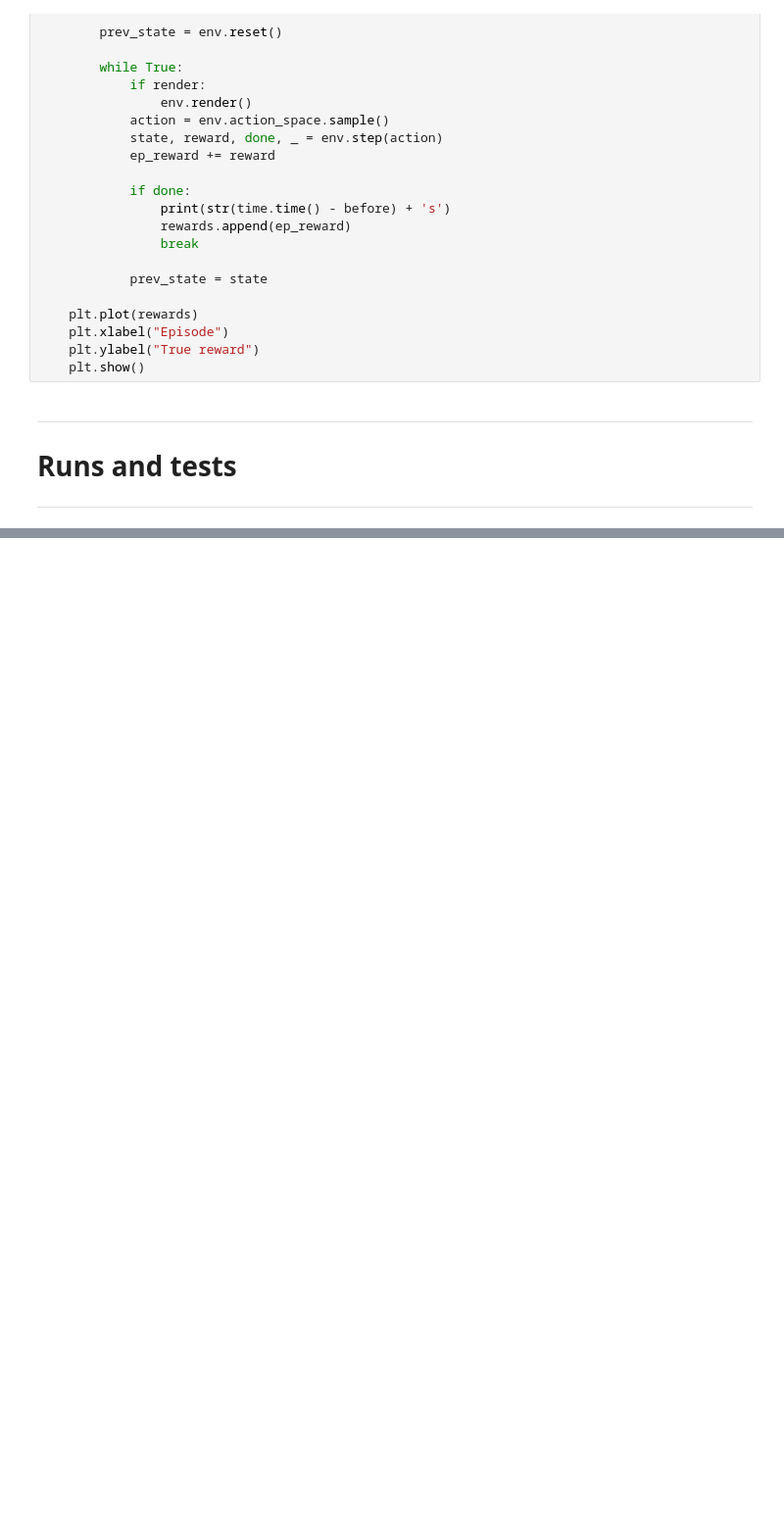
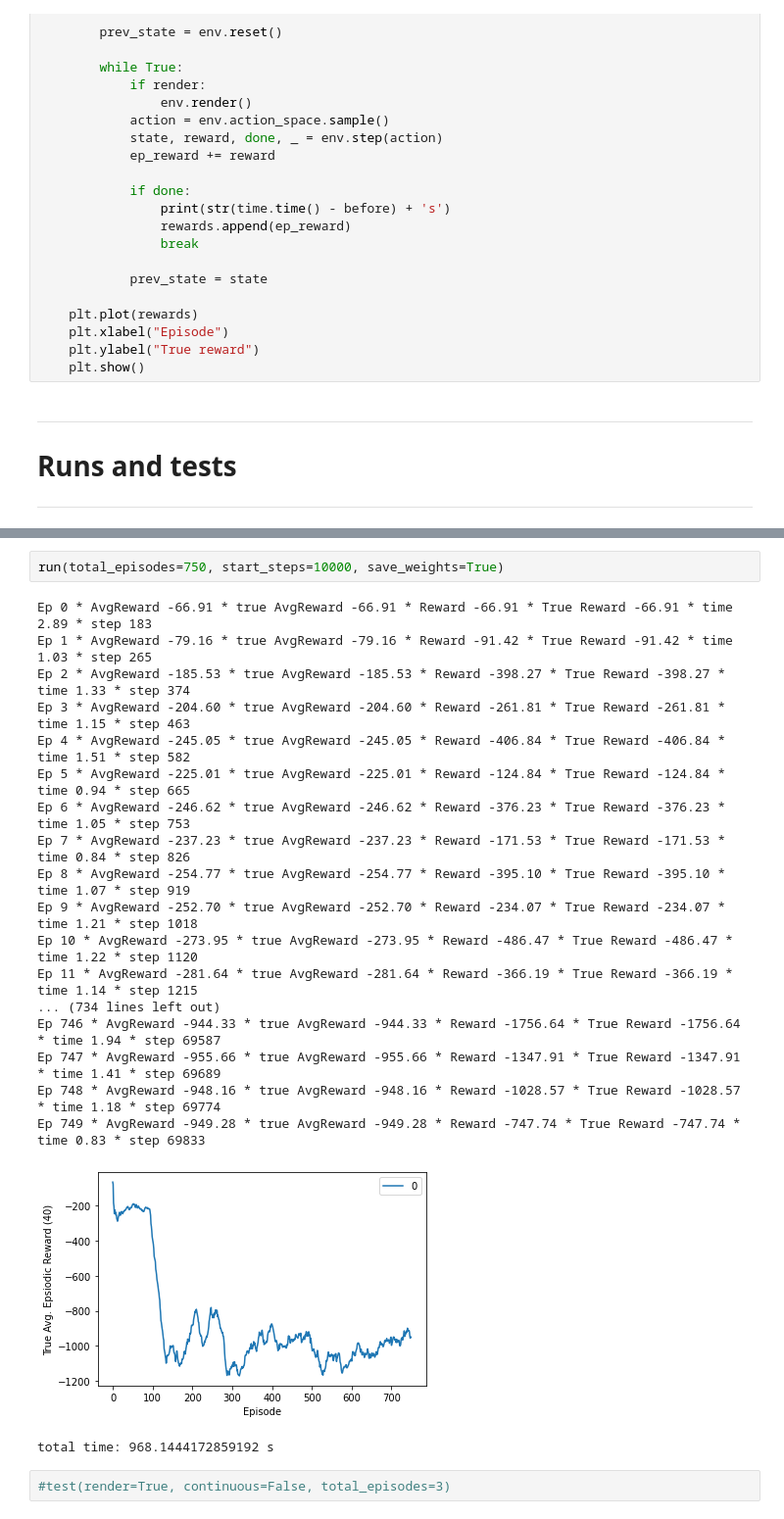
Before and after one commit to mnbvmnbv2/Lunar-Lander, a Jupyter notebook: Lunar.ipynb, the cells around one changed output, grey strips where cells are left out. Shown: that part at 98% size. Drawn from its saved outputs; the diff is of its cells as text; blank space fills up the shorter version.

```diff
--- a/Lunar.ipynb
+++ b/Lunar.ipynb
@@ -540,0 +519,24 @@ TypeError: 'int' object is not subscriptable
+# %%
+run(total_episodes=750, start_steps=10000, save_weights=True)
+# %% [output]
+Ep 0 * AvgReward -66.91 * true AvgReward -66.91 * Reward -66.91 * True Reward -66.91 * time 2.89 * step 183
+Ep 1 * AvgReward -79.16 * true AvgReward -79.16 * Reward -91.42 * True Reward -91.42 * time 1.03 * step 265
+Ep 2 * AvgReward -185.53 * true AvgReward -185.53 * Reward -398.27 * True Reward -398.27 * time 1.33 * step 374
+Ep 3 * AvgReward -204.60 * true AvgReward -204.60 * Reward -261.81 * True Reward -261.81 * time 1.15 * step 463
+Ep 4 * AvgReward -245.05 * true AvgReward -245.05 * Reward -406.84 * True Reward -406.84 * time 1.51 * step 582
+Ep 5 * AvgReward -225.01 * true AvgReward -225.01 * Reward -124.84 * True Reward -124.84 * time 0.94 * step 665
+Ep 6 * AvgReward -246.62 * true AvgReward -246.62 * Reward -376.23 * True Reward -376.23 * time 1.05 * step 753
+Ep 7 * AvgReward -237.23 * true AvgReward -237.23 * Reward -171.53 * True Reward -171.53 * time 0.84 * step 826
+Ep 8 * AvgReward -254.77 * true AvgReward -254.77 * Reward -395.10 * True Reward -395.10 * time 1.07 * step 919
+Ep 9 * AvgReward -252.70 * true AvgReward -252.70 * Reward -234.07 * True Reward -234.07 * time 1.21 * step 1018
+Ep 10 * AvgReward -273.95 * true AvgReward -273.95 * Reward -486.47 * True Reward -486.47 * time 1.22 * step 1120
+Ep 11 * AvgReward -281.64 * true AvgReward -281.64 * Reward -366.19 * True Reward -366.19 * time 1.14 * step 1215
+... (734 lines left out)
+Ep 746 * AvgReward -944.33 * true AvgReward -944.33 * Reward -1756.64 * True Reward -1756.64 * time 1.94 * step 69587
+Ep 747 * AvgReward -955.66 * true AvgReward -955.66 * Reward -1347.91 * True Reward -1347.91 * time 1.41 * step 69689
+Ep 748 * AvgReward -948.16 * true AvgReward -948.16 * Reward -1028.57 * True Reward -1028.57 * time 1.18 * step 69774
+Ep 749 * AvgReward -949.28 * true AvgReward -949.28 * Reward -747.74 * True Reward -747.74 * time 0.83 * step 69833
+[figure, added]
+total time: 968.1444172859192 s
+# %%
+#test(render=True, continuous=False, total_episodes=3)
```
Also changed, not shown: parts of 12 cells of this notebook, 1 other file.
